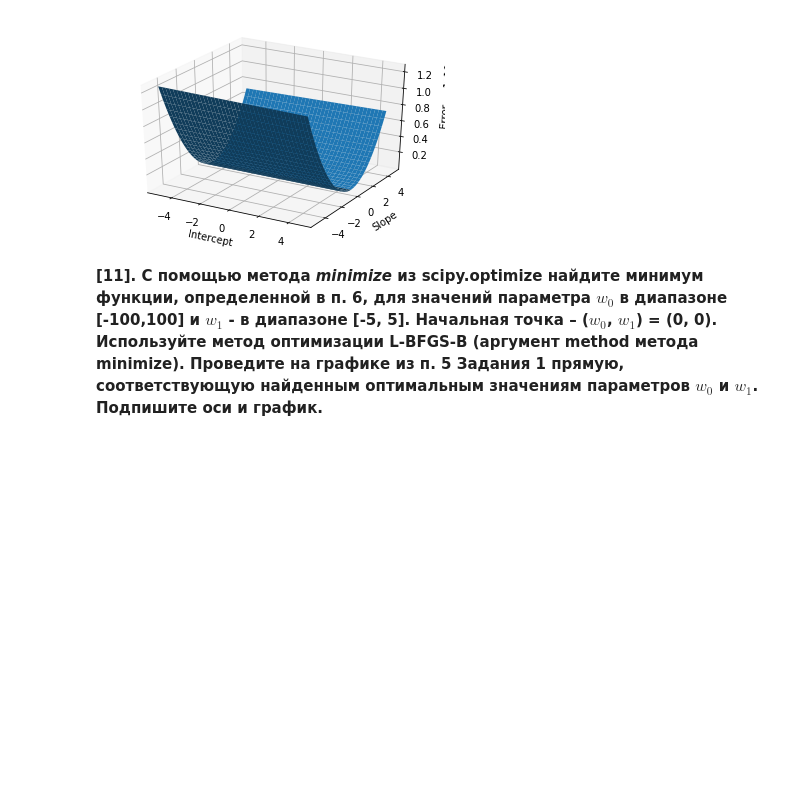
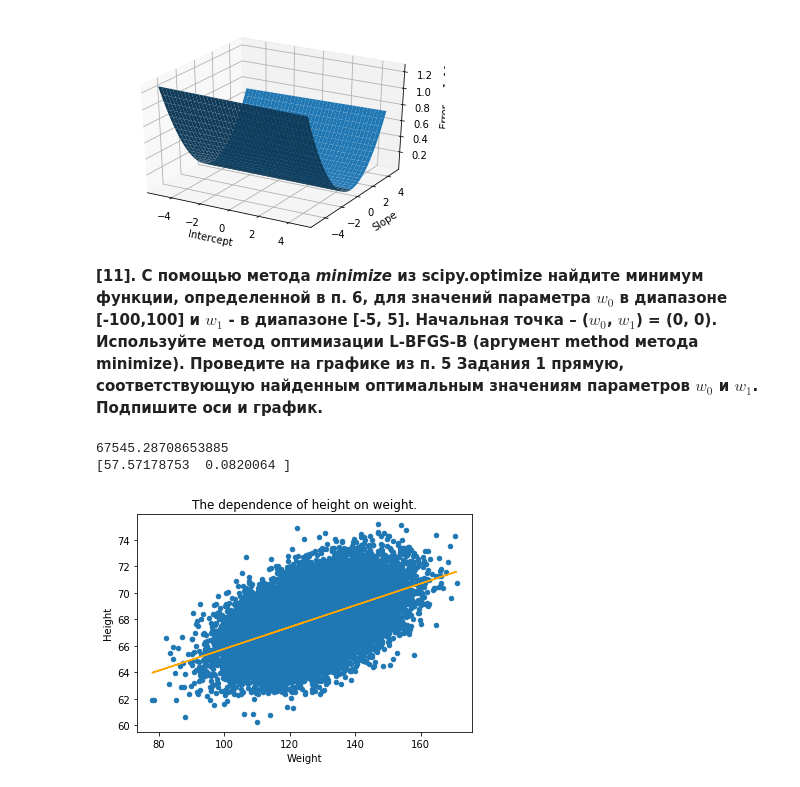
Before and after one commit to DianaAimbetova/ml_course, a Jupyter notebook: jupyter_russian/topic04_linear_models/lesson6_practice_linreg_optimization.ipynb, the cells around one changed output. Drawn from its saved outputs; the diff is of its cells as text; code cells hidden in the pictures; blank space fills up the shorter version.

```diff
--- a/jupyter_russian/topic04_linear_models/lesson6_practice_linreg_optimization.ipynb
+++ b/jupyter_russian/topic04_linear_models/lesson6_practice_linreg_optimization.ipynb
@@ -120,15 +120,15 @@ $$error(w_0, w_1) = \sum_{i=1}^n {(y_i - (w_0 + w_1 * x_i))}^2 $$
 Здесь $n$ – число наблюдений в наборе данных, $y_i$ и $x_i$ – рост и вес $i$-ого человека в наборе данных.
 # %%
 # Ваш код здесь
-def mean_squarred_error(w0,w1):
-    errors = 0
+def mean_squarred_error(w):
+    w0,w1 = w
     weight_array = np.array(data['Weight'])
     height_array = np.array(data['Height'])
     error = np.sum([(height_array[i] - (w0 + w1 * weight_array[i]))**2 for i in range(len(height_array))], axis=0)
     return error
 
 
-mean_squarred_error(60,0.05)
+mean_squarred_error((60,0.05))
 # %% [output]
 138197.3794281693
 # %% [markdown]
@@ -245,0 +241,20 @@ plt.show()
+# %%
+# Ваш код здесь
+w0 = (-100,100)
+w1 = (-5,5)
+x = (0,0)
+min = minimize(mean_squarred_error,x,method='L-BFGS-B', bounds=((w0),(w1)))
+# %%
+print(min.fun)
+print(min.x)
+# %% [output]
+67545.28708653885
+[57.57178753  0.0820064 ]
+# %%
+y=np.array(data['Weight'])
+w0,w1=min.x
+y1 = [w0+t*w1 for t in y]
+data.plot(kind='scatter', y='Height', x='Weight', title='The dependence of height on weight.');
+plt.plot(y,y1,color='orange');
+# %% [output]
+[figure, added]
```
Also changed, not shown: parts of 5 cells of this notebook.
